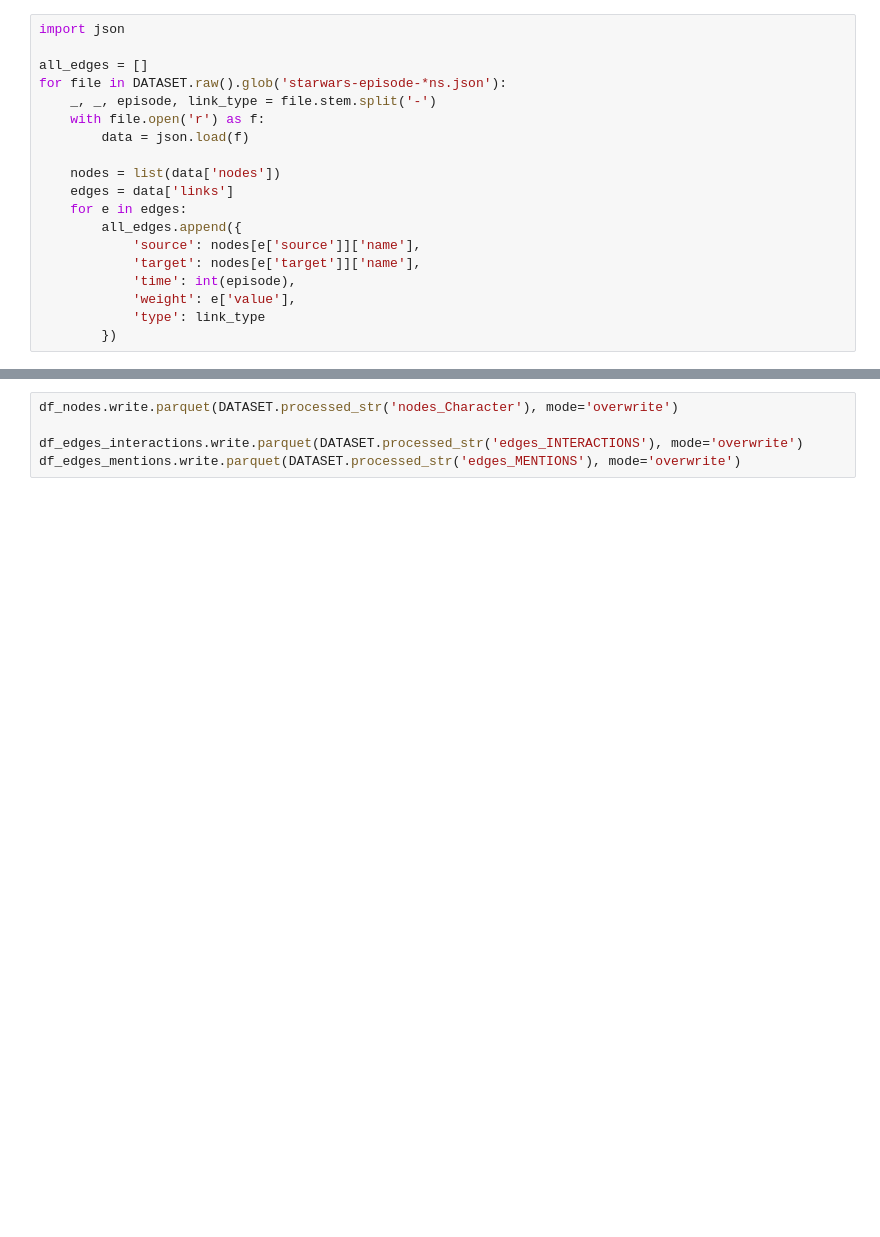
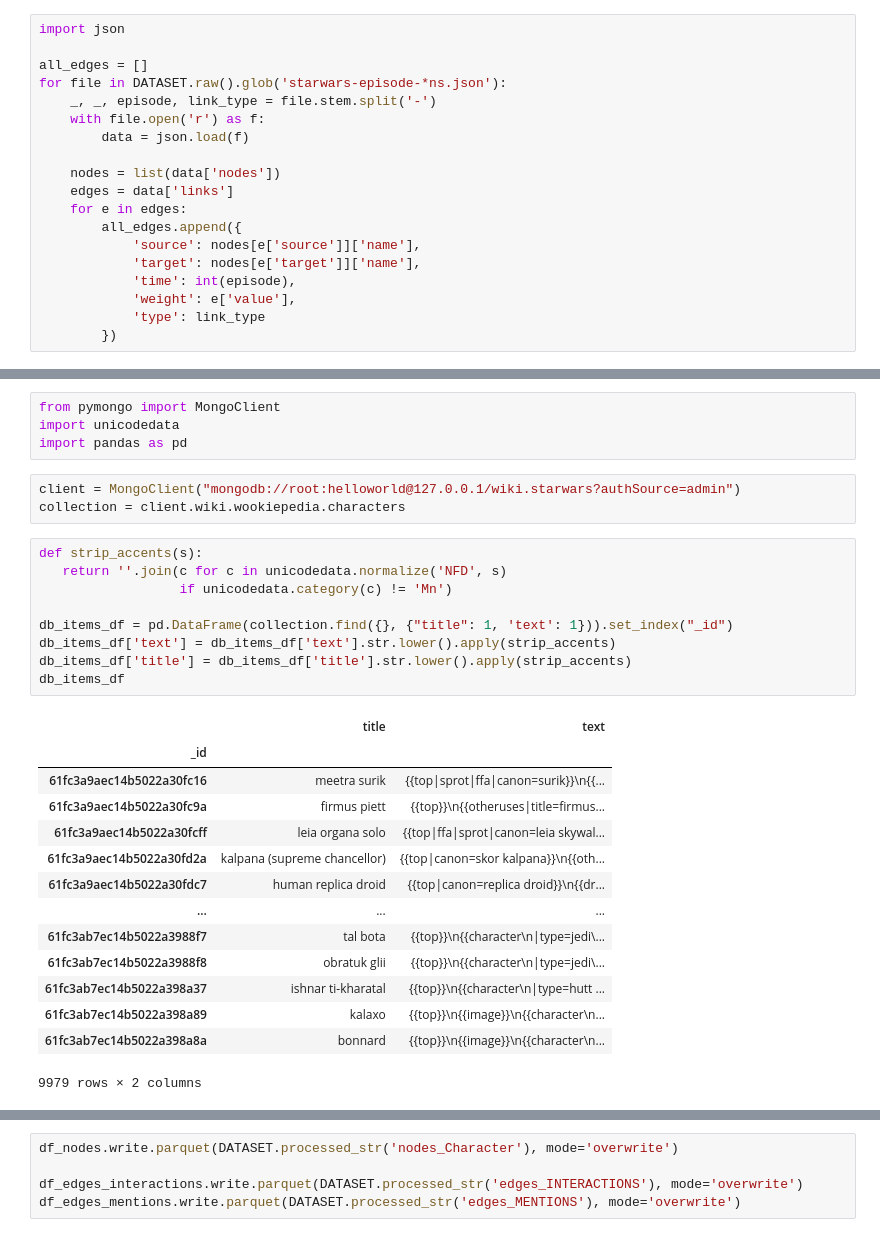
Before and after one commit to egordm/MGTCOM, a Jupyter notebook: code/datasets/notebooks/preprocessing/star-wars.ipynb, the cells around one changed output, grey strips where cells are left out. Saved outputs shown, nothing was run; the diff lists cells and outputs as text; blank space fills up the shorter version.

```diff
--- a/code/datasets/notebooks/preprocessing/star-wars.ipynb
+++ b/code/datasets/notebooks/preprocessing/star-wars.ipynb
@@ -122,0 +126,31 @@ df_edges_mentions.head(5)
+# %%
+from pymongo import MongoClient
+import unicodedata
+import pandas as pd
+# %%
+client = MongoClient("mongodb://root:helloworld@127.0.0.1/wiki.starwars?authSource=admin")
+collection = client.wiki.wookiepedia.characters
+# %%
+def strip_accents(s):
+   return ''.join(c for c in unicodedata.normalize('NFD', s)
+                  if unicodedata.category(c) != 'Mn')
+
+db_items_df = pd.DataFrame(collection.find({}, {"title": 1, 'text': 1})).set_index("_id")
+db_items_df['text'] = db_items_df['text'].str.lower().apply(strip_accents)
+db_items_df['title'] = db_items_df['title'].str.lower().apply(strip_accents)
+db_items_df
+# %% [output]
+|  | title | text |
+| _id |  |  |
+| 61fc3a9aec14b5022a30fc16 | meetra surik | {{top|sprot|ffa|canon=surik}}\n{{... |
+| 61fc3a9aec14b5022a30fc9a | firmus piett | {{top}}\n{{otheruses|title=firmus... |
+| 61fc3a9aec14b5022a30fcff | leia organa solo | {{top|ffa|sprot|canon=leia skywal... |
+| 61fc3a9aec14b5022a30fd2a | kalpana (supreme chancellor) | {{top|canon=skor kalpana}}\n{{oth... |
+| 61fc3a9aec14b5022a30fdc7 | human replica droid | {{top|canon=replica droid}}\n{{dr... |
+| ... | ... | ... |
+| 61fc3ab7ec14b5022a3988f7 | tal bota | {{top}}\n{{character\n|type=jedi\... |
+| 61fc3ab7ec14b5022a3988f8 | obratuk glii | {{top}}\n{{character\n|type=jedi\... |
+| 61fc3ab7ec14b5022a398a37 | ishnar ti-kharatal | {{top}}\n{{character\n|type=hutt ... |
+| 61fc3ab7ec14b5022a398a89 | kalaxo | {{top}}\n{{image}}\n{{character\n... |
+| 61fc3ab7ec14b5022a398a8a | bonnard | {{top}}\n{{image}}\n{{character\n... |
+9979 rows × 2 columns
```
Also changed, not shown: parts of 15 cells of this notebook, 2 other files.
